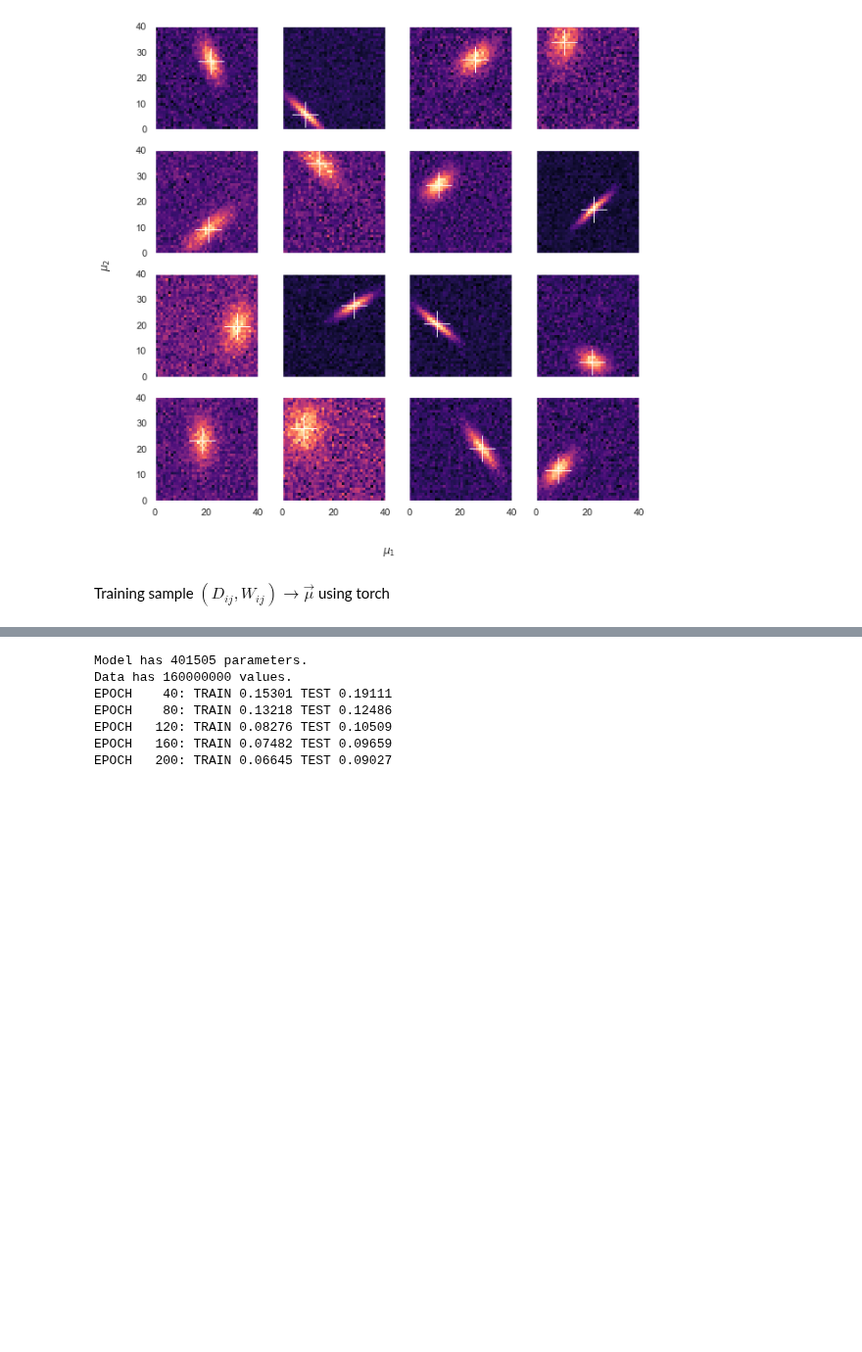
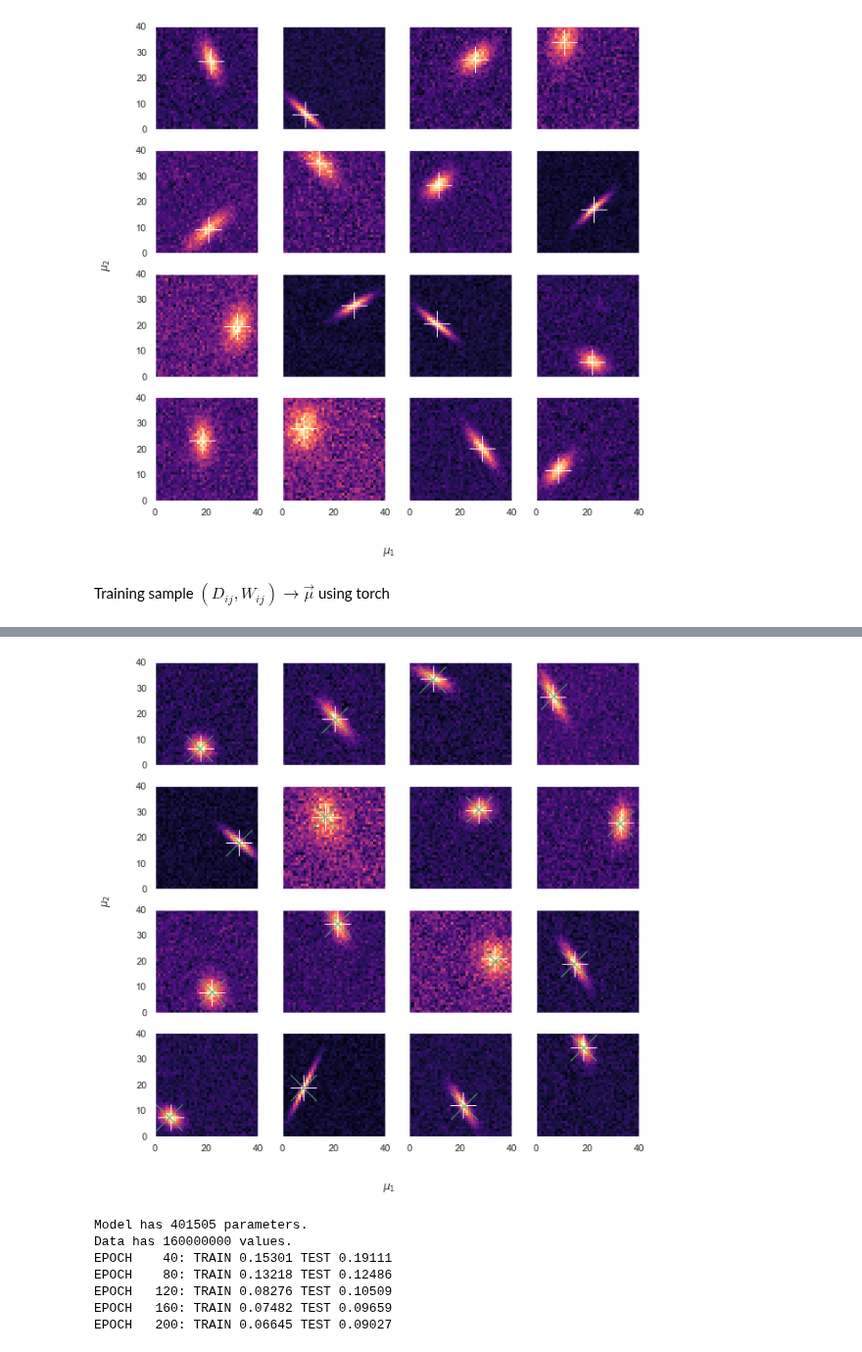
Before and after one commit to andyyPark/DESI-GMMModel, a Jupyter notebook: GMM.ipynb, the cells around one changed output, grey strips where cells are left out. Shown at 98% size. Cells and saved outputs as stored; diff of their text form; code cells hidden in the pictures; blank space fills up the shorter version.

```diff
--- a/GMM.ipynb
+++ b/GMM.ipynb
@@ -243,3 +321,7 @@ EPOCH   200: TRAIN 0.05858 TEST 0.09411
+# %%
+plot_multiple_data(x_test.numpy(), y_test.numpy(), y_pred.numpy())
+# %% [output]
+[figure, added]
 # %%
 torch.manual_seed(123)
 model = DNN_Torch(x_train.size(1), 250, y_train.size(1))
```
Also changed, not shown: parts of 8 cells of this notebook, 1 other file.
